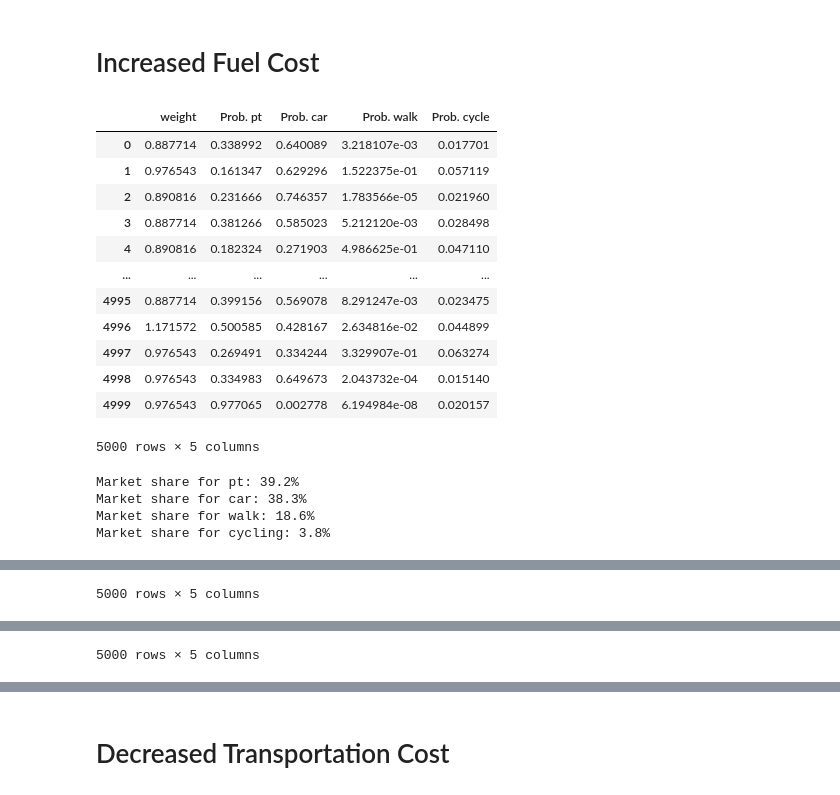
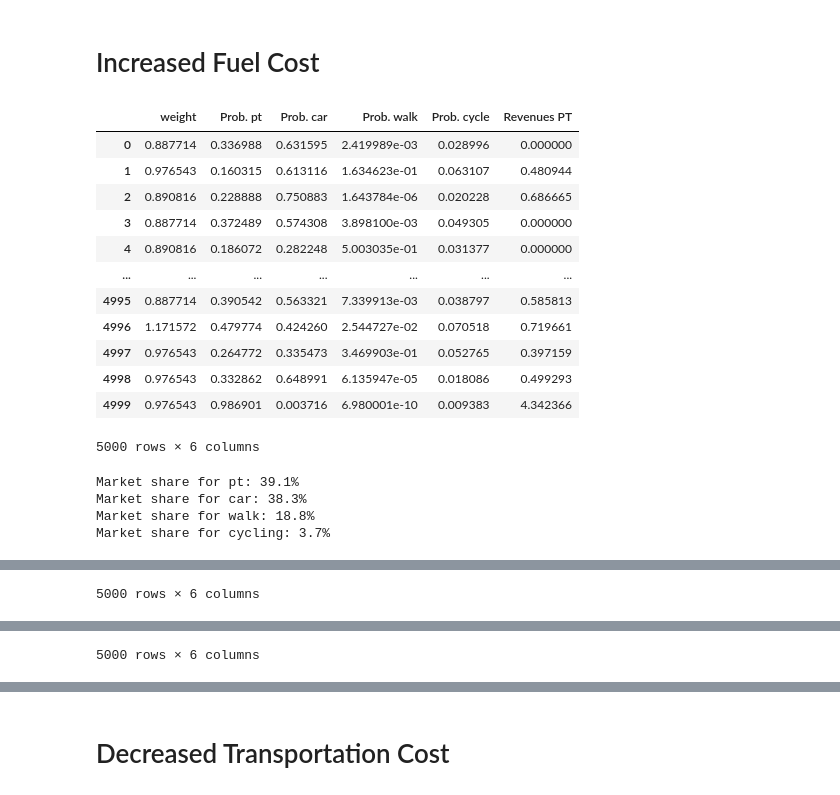
Before and after one commit to jayati-17/Discrete_choice_modelling, a Jupyter notebook: Forecasting/Forecasting.ipynb, the cells around one changed output, grey strips where cells are left out. Drawn from its saved outputs; the diff is of its cells as text; code cells hidden in the pictures.

```diff
--- a/Forecasting/Forecasting.ipynb
+++ b/Forecasting/Forecasting.ipynb
@@ -132,22 +132,18 @@ B_COST = Beta('B_COST', 0, None, None, 0)
 B_TIME_WALK_AGE = Beta('B_TIME_WALK_AGE', 0, None, None, 0)
 B_TIME_CYCLE_AGE = Beta('B_TIME_CYCLE_AGE', 0, None, None, 0)
 B_TIME_PT_AGE = Beta('B_TIME_PT_AGE', 0, None, None, 0)
-#B_TIME_DRIVE_AGE = Beta('B_TIME_DRIVE_AGE', 0, None, None, 0) * age_scaled
+B_TIME_DRIVE_AGE = Beta('B_TIME_DRIVE_AGE', 0, None, None, 0) * age_scaled
 
 # Updated utility functions with age interaction for travel time
 V_WALK = (B_TIME_WALK + B_TIME_WALK_AGE * age_scaled) * dur_walking
 V_CYCLE = ASC_CYCLE + (B_TIME_CYCLE + B_TIME_CYCLE_AGE* age_scaled) * dur_cycling
 V_PT = ASC_PT + B_COST * cost_transit + (B_TIME_PT + B_TIME_PT_AGE* age_scaled) * dur_pt
-V_DRIVE = ASC_DRIVE + B_COST * cost_driving + (B_TIME_DRIVE) * dur_driving
+V_DRIVE = ASC_DRIVE + B_COST * cost_driving + (B_TIME_DRIVE + B_TIME_DRIVE_AGE * age_scaled) * dur_driving
 
 V = {1: V_WALK, 2: V_CYCLE, 3: V_PT, 4: V_DRIVE}
 
-mu_a = Beta('mu_a', 1, 0, None, 0)
-nest_a = OneNestForNestedLogit(nest_param=mu_a, list_of_alternatives=[1, 2], name='slow modes')
-nest_b = OneNestForNestedLogit(nest_param=1, list_of_alternatives=[3, 4], name='faster modes')
-nests = NestsForNestedLogit(choice_set=list(V), tuple_of_nests=(nest_a, nest_b))
 
-logprob_m4 = lognested(V, availability, nests, travel_mode)
+logprob_m4 = loglogit(V, availability, travel_mode)
 
 model_4 = bio.BIOGEME(database, logprob_m4)
 model_4.modelName = 'model_4'
@@ -216,10 +212,10 @@ for segment_name, segment_rows in filters.items():
     data_filtered.loc[segment_rows, 'weight'] = weights[segment_name]
 
 
-prob_walk = models.nested(V, None, nests, 1)
-prob_cycle = models.nested(V, None, nests, 2)
-prob_pt = models.nested(V, None, nests, 3)
-prob_car = models.nested(V, None, nests, 4)
+prob_walk = models.logit(V, None, 1)
+prob_cycle = models.logit(V, None, 2)
+prob_pt = models.logit(V, None, 3)
+prob_car = models.logit(V, None, 4)
 
 
 weight = Variable('weight')
@@ -239,7 +235,7 @@ Sample size: 5000
 # Increased Fuel Cost
 # %%
 data_filtered_increasedFuel = data_filtered.copy(deep=True)
-data_filtered_increasedFuel["cost_driving_fuel"] += 1.5
+data_filtered_increasedFuel["cost_driving"] += 1.5
 database = db.Database('london', data_filtered_increasedFuel)
 
 biosim = BIOGEME(database, simulate)
@@ -262,56 +258,47 @@ simulated_values['Weighted cycle'] = (
 )
 
 market_share_pt = simulated_values['Weighted pt'].mean()
 print(f'Market share for pt: {100*market_share_pt:.1f}%')
 
 market_share_car = simulated_values['Weighted car'].mean()
 print(f'Market share for car: {100*market_share_car:.1f}%')
 
 market_share_walk = simulated_values['Weighted walk'].mean()
 print(f'Market share for walk: {100*market_share_walk:.1f}%')
 
 market_share_cycle = simulated_values['Weighted cycle'].mean()
 print(f'Market share for cycling: {100*market_share_cycle:.1f}%')
 
 results_m4.bootstrap_samples = 100
 results_bootstrapping = model_4.estimate(run_bootstrap=True)
 
 betas = model_4.free_beta_names
 b = results_bootstrapping.get_betas_for_sensitivity_analysis(betas)
 left, right = biosim.confidence_intervals(b, 0.9)
 
 # Revenues are calculated using the weighted mean of the individual quantities
 simulated_values['Weighted revenues PT'] = (
     simulated_values['weight'] * simulated_values['Revenues PT']
 )
-left['Weighted revenues PT'] = left['weight'] * left['Revenues PT']
-right['Weighted revenues PT'] = right['weight'] * right['Revenues PT']
-
-revenues_pt = simulated_values['Weighted revenues PT'].mean()
-revenues_pt_left = left['Weighted revenues PT'].mean()
-revenues_pt_right = right['Weighted revenues PT'].mean()
-
-print(f"Market share for cycling: {100 * revenues_pt:.1f}% "
-      f"CI: [{100 * revenues_pt_left:.1f}%-{100 * revenues_pt_right:.1f}%]")
 
 display(left)
 
 display(right)
 # %% [output]
-|  | weight | Prob. pt | Prob. car | Prob. walk | Prob. cycle |
-| 0 | 0.887714 | 0.338992 | 0.640089 | 3.218107e-03 | 0.017701 |
-| 1 | 0.976543 | 0.161347 | 0.629296 | 1.522375e-01 | 0.057119 |
-| 2 | 0.890816 | 0.231666 | 0.746357 | 1.783566e-05 | 0.021960 |
-| 3 | 0.887714 | 0.381266 | 0.585023 | 5.212120e-03 | 0.028498 |
-| 4 | 0.890816 | 0.182324 | 0.271903 | 4.986625e-01 | 0.047110 |
-| ... | ... | ... | ... | ... | ... |
-| 4995 | 0.887714 | 0.399156 | 0.569078 | 8.291247e-03 | 0.023475 |
-| 4996 | 1.171572 | 0.500585 | 0.428167 | 2.634816e-02 | 0.044899 |
-| 4997 | 0.976543 | 0.269491 | 0.334244 | 3.329907e-01 | 0.063274 |
-| 4998 | 0.976543 | 0.334983 | 0.649673 | 2.043732e-04 | 0.015140 |
-| 4999 | 0.976543 | 0.977065 | 0.002778 | 6.194984e-08 | 0.020157 |
+|  | weight | Prob. pt | Prob. car | Prob. walk | Prob. cycle | Revenues PT |
+| 0 | 0.887714 | 0.336988 | 0.631595 | 2.419989e-03 | 0.028996 | 0.000000 |
+| 1 | 0.976543 | 0.160315 | 0.613116 | 1.634623e-01 | 0.063107 | 0.480944 |
+| 2 | 0.890816 | 0.228888 | 0.750883 | 1.643784e-06 | 0.020228 | 0.686665 |
+| 3 | 0.887714 | 0.372489 | 0.574308 | 3.898100e-03 | 0.049305 | 0.000000 |
+| 4 | 0.890816 | 0.186072 | 0.282248 | 5.003035e-01 | 0.031377 | 0.000000 |
+| ... | ... | ... | ... | ... | ... | ... |
+| 4995 | 0.887714 | 0.390542 | 0.563321 | 7.339913e-03 | 0.038797 | 0.585813 |
+| 4996 | 1.171572 | 0.479774 | 0.424260 | 2.544727e-02 | 0.070518 | 0.719661 |
+| 4997 | 0.976543 | 0.264772 | 0.335473 | 3.469903e-01 | 0.052765 | 0.397159 |
+| 4998 | 0.976543 | 0.332862 | 0.648991 | 6.135947e-05 | 0.018086 | 0.499293 |
+| 4999 | 0.976543 | 0.986901 | 0.003716 | 6.980001e-10 | 0.009383 | 4.342366 |
-5000 rows × 5 columns
+5000 rows × 6 columns
-Market share for pt: 39.2%
+Market share for pt: 39.1%
 Market share for car: 38.3%
-Market share for walk: 18.6%
-Market share for cycling: 3.8%
+Market share for walk: 18.8%
+Market share for cycling: 3.7%
@@ -330 +317 @@ Market share for cycling: 3.8%
-5000 rows × 5 columns
+5000 rows × 6 columns
@@ -343,4 +330,4 @@ Market share for cycling: 3.8%
-5000 rows × 5 columns
+5000 rows × 6 columns
 # %%
 # Calculate weighted probabilities
 left['Weighted pt'] = left['weight'] * left['Prob. pt']
```
Also changed, not shown: parts of 9 cells of this notebook, 49 other files.
